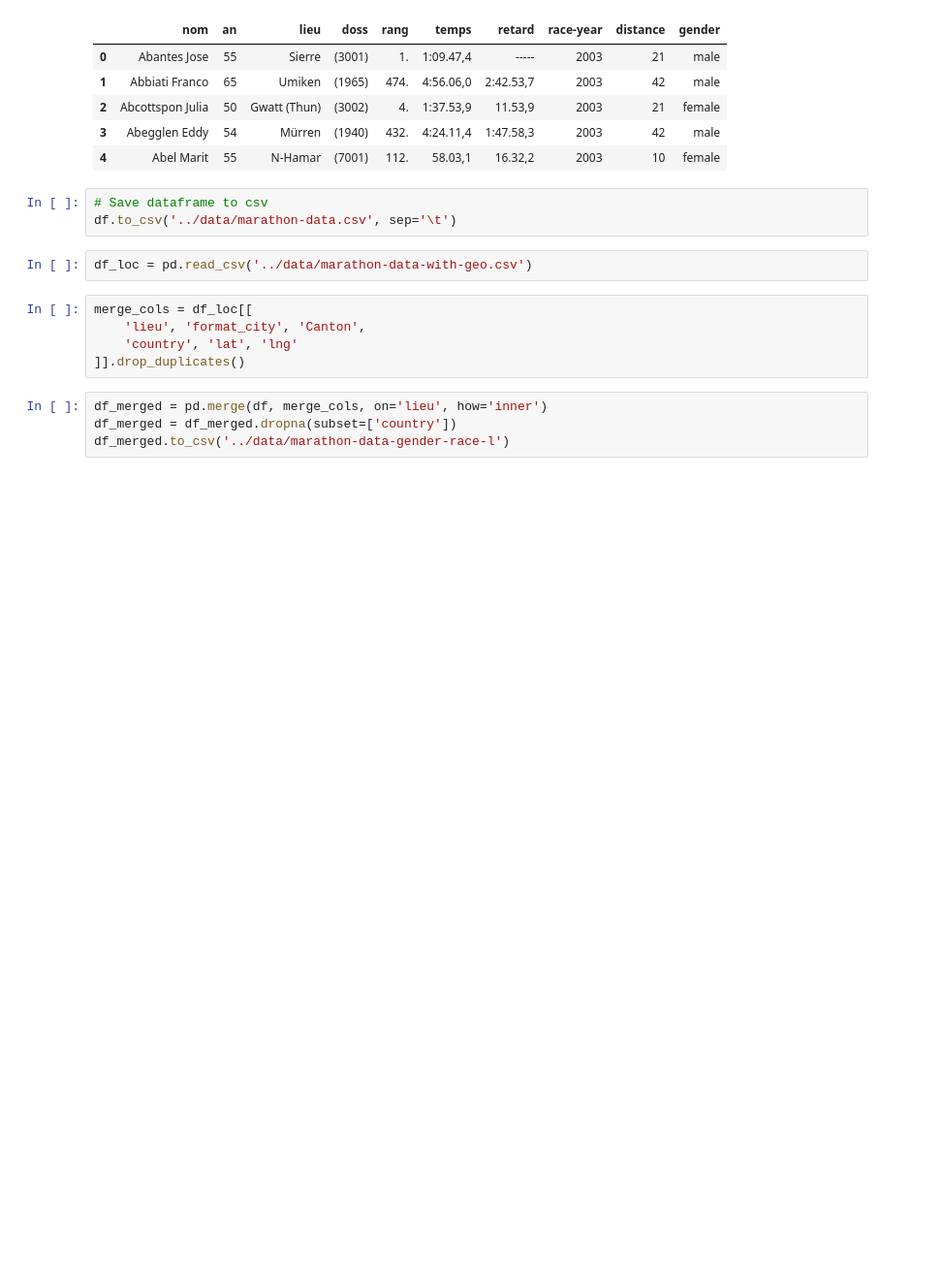
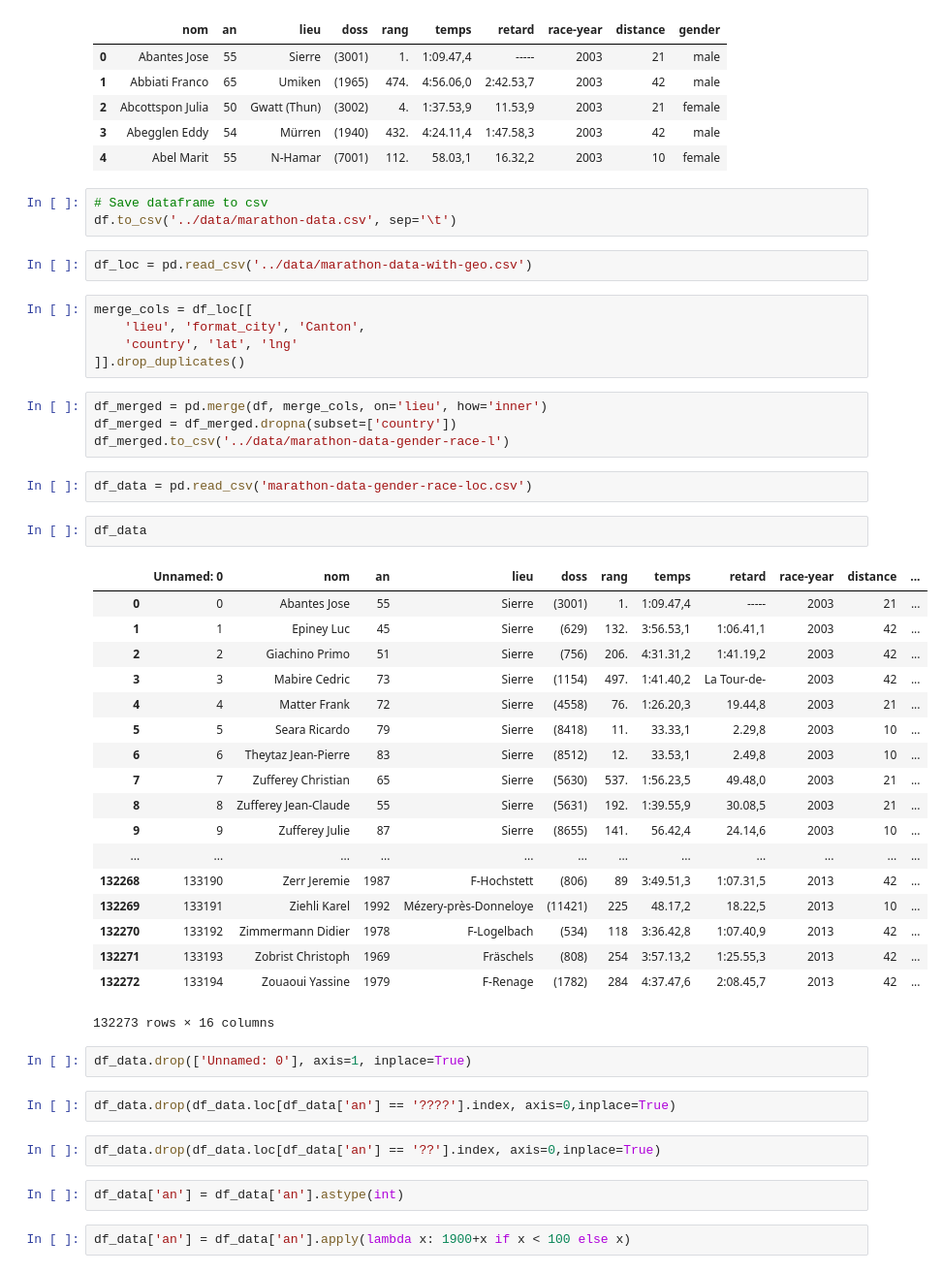
Before and after one commit to xiangzhemeng/Lausanne-Marathon-data-visualization, a Jupyter notebook: notebooks/data-scraping.ipynb, the cells around one changed output. Shown: that part at 97% size. Drawn from its saved outputs; the diff is of its cells as text; blank space fills up the shorter version.

Commit message:
update data-scraping notebook, clean data

```diff
--- a/notebooks/data-scraping.ipynb
+++ b/notebooks/data-scraping.ipynb
@@ -350,3 +350,36 @@ merge_cols = df_loc[[
 df_merged = pd.merge(df, merge_cols, on='lieu', how='inner')
 df_merged = df_merged.dropna(subset=['country'])
 df_merged.to_csv('../data/marathon-data-gender-race-l')
+# %%
+df_data = pd.read_csv('marathon-data-gender-race-loc.csv')
+# %%
+df_data
+# %% [output]
+|  | Unnamed: 0 | nom | an | lieu | doss | rang | temps | retard | race-year | distance | ... |
+| 0 | 0 | Abantes Jose | 55 | Sierre | (3001) | 1. | 1:09.47,4 | ----- | 2003 | 21 | ... |
+| 1 | 1 | Epiney Luc | 45 | Sierre | (629) | 132. | 3:56.53,1 | 1:06.41,1 | 2003 | 42 | ... |
+| 2 | 2 | Giachino Primo | 51 | Sierre | (756) | 206. | 4:31.31,2 | 1:41.19,2 | 2003 | 42 | ... |
+| 3 | 3 | Mabire Cedric | 73 | Sierre | (1154) | 497. | 1:41.40,2 | La Tour-de- | 2003 | 42 | ... |
+| 4 | 4 | Matter Frank | 72 | Sierre | (4558) | 76. | 1:26.20,3 | 19.44,8 | 2003 | 21 | ... |
+| 5 | 5 | Seara Ricardo | 79 | Sierre | (8418) | 11. | 33.33,1 | 2.29,8 | 2003 | 10 | ... |
+| 6 | 6 | Theytaz Jean-Pierre | 83 | Sierre | (8512) | 12. | 33.53,1 | 2.49,8 | 2003 | 10 | ... |
+| 7 | 7 | Zufferey Christian | 65 | Sierre | (5630) | 537. | 1:56.23,5 | 49.48,0 | 2003 | 21 | ... |
+| 8 | 8 | Zufferey Jean-Claude | 55 | Sierre | (5631) | 192. | 1:39.55,9 | 30.08,5 | 2003 | 21 | ... |
+| 9 | 9 | Zufferey Julie | 87 | Sierre | (8655) | 141. | 56.42,4 | 24.14,6 | 2003 | 10 | ... |
+| ... | ... | ... | ... | ... | ... | ... | ... | ... | ... | ... | ... |
+| 132268 | 133190 | Zerr Jeremie | 1987 | F-Hochstett | (806) | 89 | 3:49.51,3 | 1:07.31,5 | 2013 | 42 | ... |
+| 132269 | 133191 | Ziehli Karel | 1992 | Mézery-près-Donneloye | (11421) | 225 | 48.17,2 | 18.22,5 | 2013 | 10 | ... |
+| 132270 | 133192 | Zimmermann Didier | 1978 | F-Logelbach | (534) | 118 | 3:36.42,8 | 1:07.40,9 | 2013 | 42 | ... |
+| 132271 | 133193 | Zobrist Christoph | 1969 | Fräschels | (808) | 254 | 3:57.13,2 | 1:25.55,3 | 2013 | 42 | ... |
+| 132272 | 133194 | Zouaoui Yassine | 1979 | F-Renage | (1782) | 284 | 4:37.47,6 | 2:08.45,7 | 2013 | 42 | ... |
+132273 rows × 16 columns
+# %%
+df_data.drop(['Unnamed: 0'], axis=1, inplace=True)
+# %%
+df_data.drop(df_data.loc[df_data['an'] == '????'].index, axis=0,inplace=True)
+# %%
+df_data.drop(df_data.loc[df_data['an'] == '??'].index, axis=0,inplace=True)
+# %%
+df_data['an'] = df_data['an'].astype(int)
+# %%
+df_data['an'] = df_data['an'].apply(lambda x: 1900+x if x < 100 else x)
```
Also changed, not shown: parts of 12 cells of this notebook, 5 other files.
